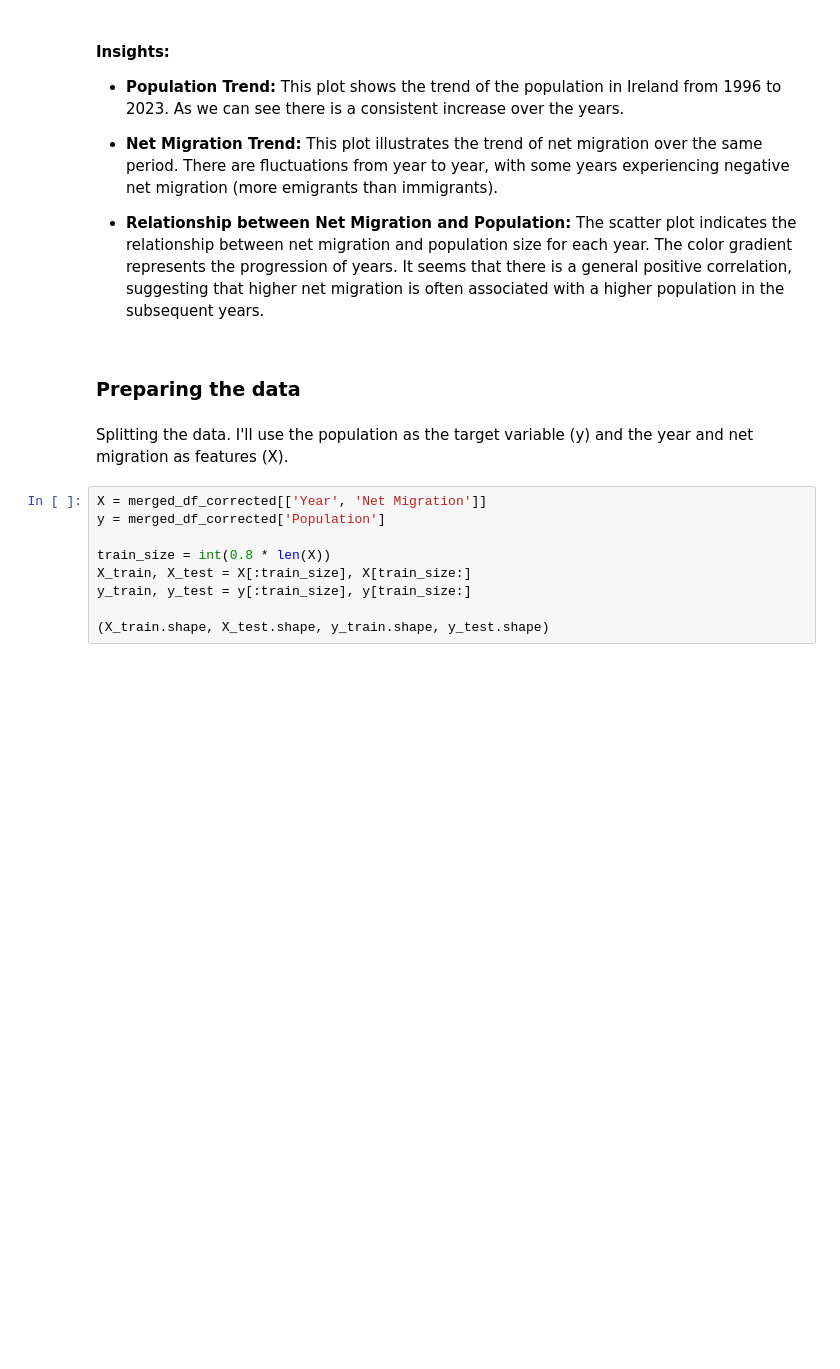
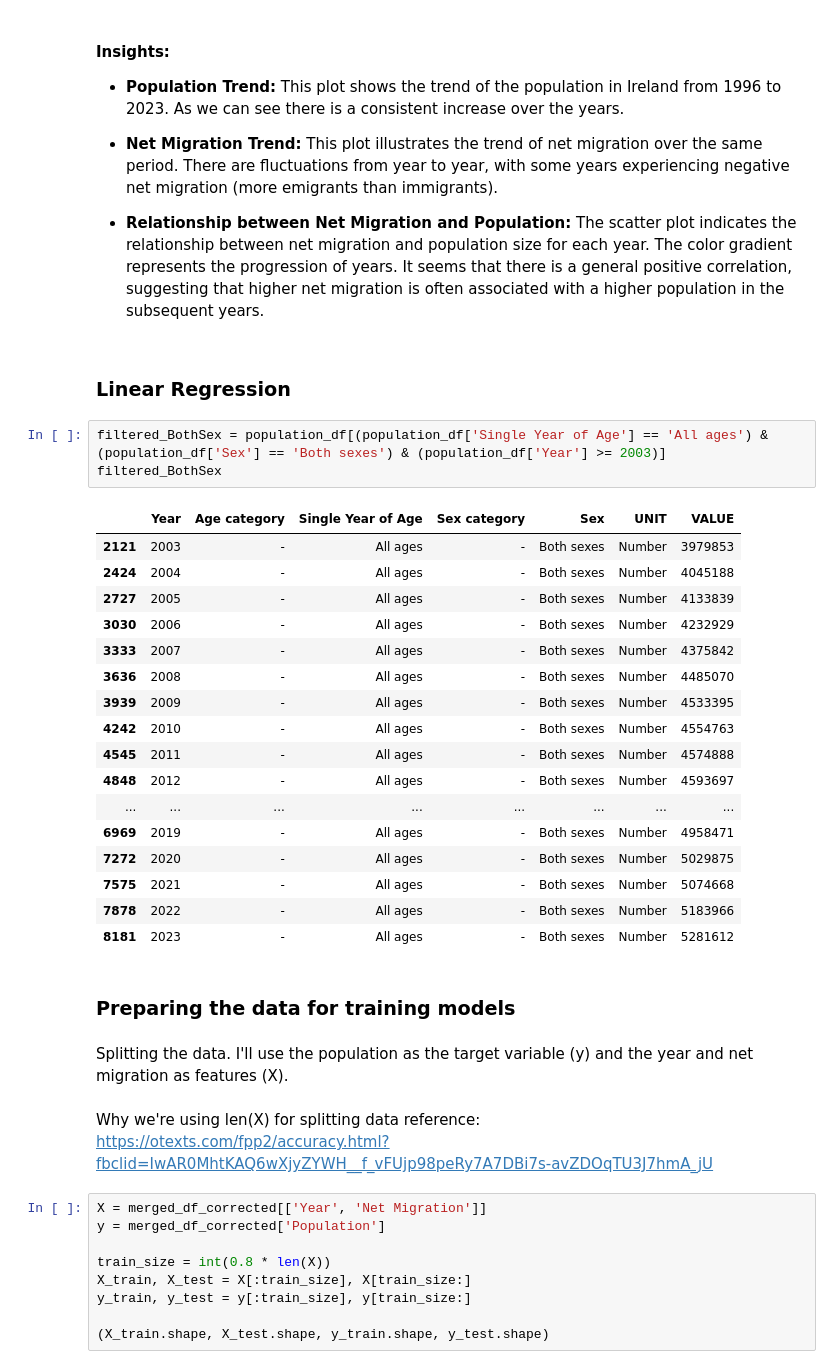
Before and after one commit to Ivkoto/DataAnalyticsMachineLearning, a Jupyter notebook: Data_Preparation/CA1_3_final_ML.ipynb, the cells around one changed output. Saved outputs shown, nothing was run; the diff lists cells and outputs as text; blank space fills up the shorter version.

```diff
--- a/Data_Preparation/CA1_3_final_ML.ipynb
+++ b/Data_Preparation/CA1_3_final_ML.ipynb
@@ -154,10 +166,36 @@ A scatter plot to visualize the relationship between net migration and populatio
 * **Net Migration Trend:** This plot illustrates the trend of net migration over the same period. There are fluctuations from year to year, with some years experiencing negative net migration (more emigrants than immigrants).
 
 * **Relationship between Net Migration and Population:** The scatter plot indicates the relationship between net migration and population size for each year. The color gradient represents the progression of years. It seems that there is a general positive correlation, suggesting that higher net migration is often associated with a higher population in the subsequent years.
+# %% [markdown]
+### Linear Regression
+# %%
+filtered_BothSex = population_df[(population_df['Single Year of Age'] == 'All ages') & (population_df['Sex'] == 'Both sexes') & (population_df['Year'] >= 2003)]
+filtered_BothSex
+# %% [output]
+|  | Year | Age category | Single Year of Age | Sex category | Sex | UNIT | VALUE |
+| 2121 | 2003 | - | All ages | - | Both sexes | Number | 3979853 |
+| 2424 | 2004 | - | All ages | - | Both sexes | Number | 4045188 |
+| 2727 | 2005 | - | All ages | - | Both sexes | Number | 4133839 |
+| 3030 | 2006 | - | All ages | - | Both sexes | Number | 4232929 |
+| 3333 | 2007 | - | All ages | - | Both sexes | Number | 4375842 |
+| 3636 | 2008 | - | All ages | - | Both sexes | Number | 4485070 |
+| 3939 | 2009 | - | All ages | - | Both sexes | Number | 4533395 |
+| 4242 | 2010 | - | All ages | - | Both sexes | Number | 4554763 |
+| 4545 | 2011 | - | All ages | - | Both sexes | Number | 4574888 |
+| 4848 | 2012 | - | All ages | - | Both sexes | Number | 4593697 |
+| ... | ... | ... | ... | ... | ... | ... | ... |
+| 6969 | 2019 | - | All ages | - | Both sexes | Number | 4958471 |
+| 7272 | 2020 | - | All ages | - | Both sexes | Number | 5029875 |
+| 7575 | 2021 | - | All ages | - | Both sexes | Number | 5074668 |
+| 7878 | 2022 | - | All ages | - | Both sexes | Number | 5183966 |
+| 8181 | 2023 | - | All ages | - | Both sexes | Number | 5281612 |
 # %% [markdown]
-### Preparing the data
+### Preparing the data for training models
 # %% [markdown]
 Splitting the data. I'll use the population as the target variable (y) and the year and net migration as features (X).
+# %% [markdown]
+Why we're using len(X) for splitting data reference:\
+https://otexts.com/fpp2/accuracy.html?fbclid=IwAR0MhtKAQ6wXjyZYWH__f_vFUjp98peRy7A7DBi7s-avZDOqTU3J7hmA_jU
 # %%
 X = merged_df_corrected[['Year', 'Net Migration']]
 y = merged_df_corrected['Population']
```
Also changed, not shown: parts of 14 cells of this notebook.
